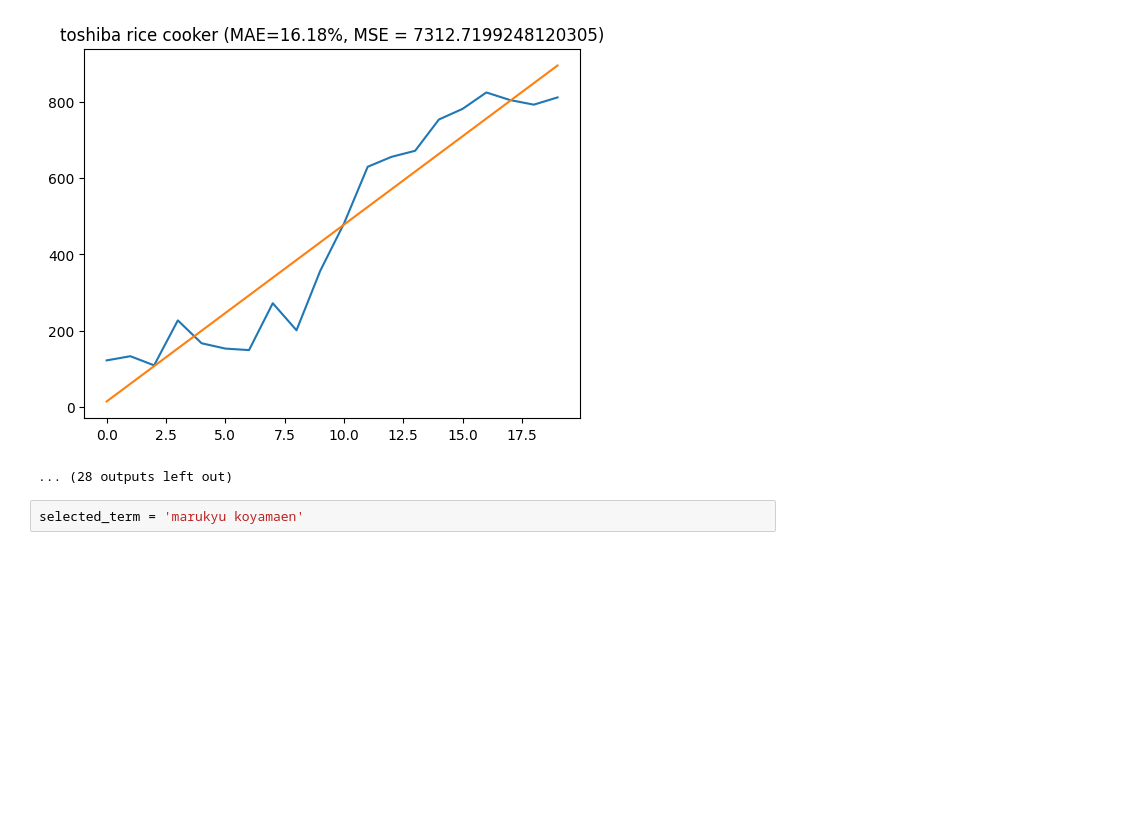
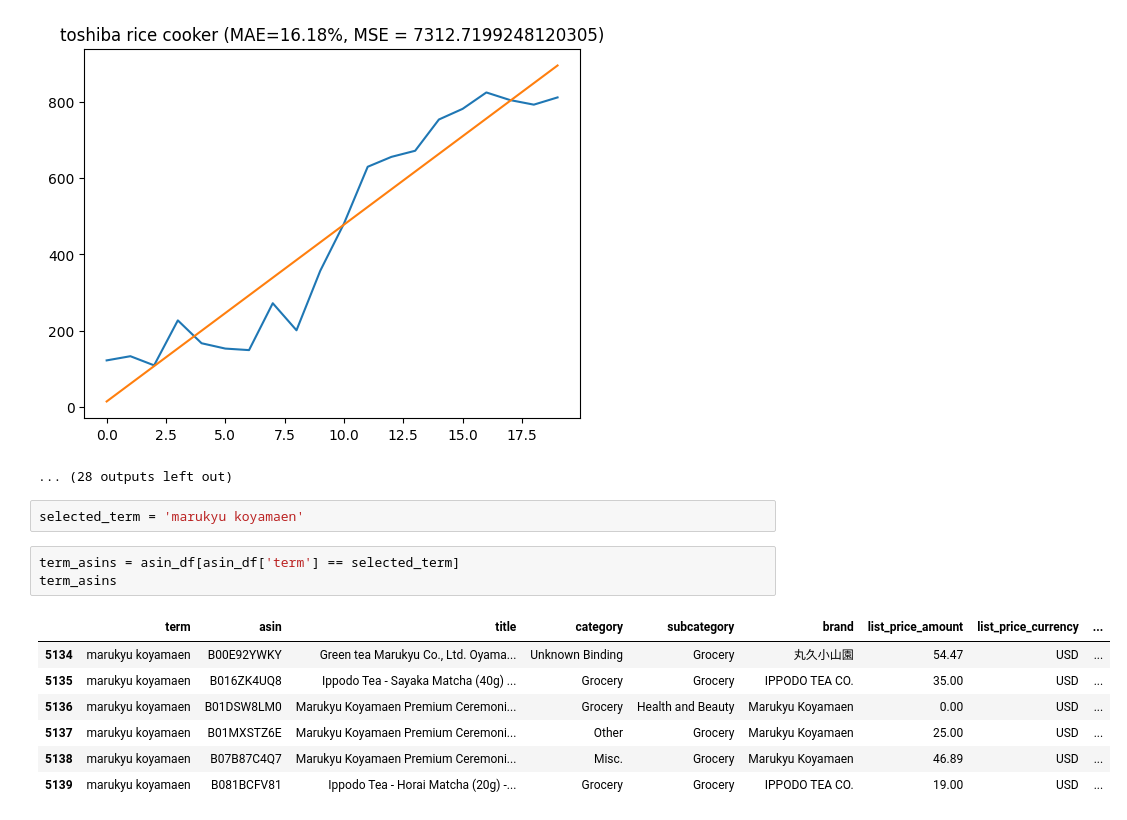
Before and after one commit to TomasDavidYe/ai-tinkerers-prague-demo, a Jupyter notebook: demo_notebook.ipynb, the cells around one changed output. Saved outputs shown, nothing was run; the diff lists cells and outputs as text; blank space fills up the shorter version.

```diff
--- a/demo_notebook.ipynb
+++ b/demo_notebook.ipynb
@@ -205,3 +205,14 @@ for index, row in term_stats_df[subset_index * num_terms_to_plot : (subset_index
 ... (28 outputs left out)
 # %%
 selected_term = 'marukyu koyamaen'
+# %%
+term_asins = asin_df[asin_df['term'] == selected_term]
+term_asins
+# %% [output]
+|  | term | asin | title | category | subcategory | brand | list_price_amount | list_price_currency | ... |
+| 5134 | marukyu koyamaen | B00E92YWKY | Green tea Marukyu Co., Ltd. Oyama... | Unknown Binding | Grocery | 丸久小山園 | 54.47 | USD | ... |
+| 5135 | marukyu koyamaen | B016ZK4UQ8 | Ippodo Tea - Sayaka Matcha (40g) ... | Grocery | Grocery | IPPODO TEA CO. | 35.00 | USD | ... |
+| 5136 | marukyu koyamaen | B01DSW8LM0 | Marukyu Koyamaen Premium Ceremoni... | Grocery | Health and Beauty | Marukyu Koyamaen | 0.00 | USD | ... |
+| 5137 | marukyu koyamaen | B01MXSTZ6E | Marukyu Koyamaen Premium Ceremoni... | Other | Grocery | Marukyu Koyamaen | 25.00 | USD | ... |
+| 5138 | marukyu koyamaen | B07B87C4Q7 | Marukyu Koyamaen Premium Ceremoni... | Misc. | Grocery | Marukyu Koyamaen | 46.89 | USD | ... |
+| 5139 | marukyu koyamaen | B081BCFV81 | Ippodo Tea - Horai Matcha (20g) -... | Grocery | Grocery | IPPODO TEA CO. | 19.00 | USD | ... |
```
Also changed, not shown: parts of 4 cells of this notebook, 1 other file.
